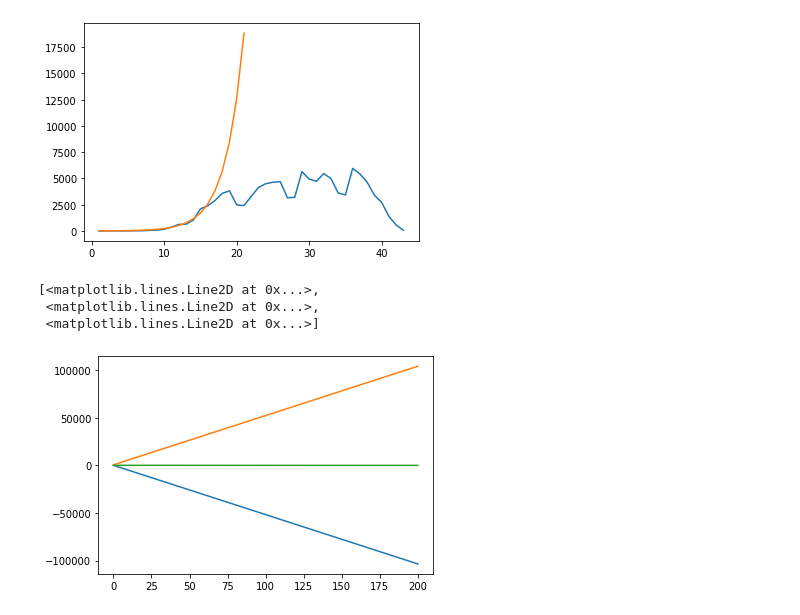
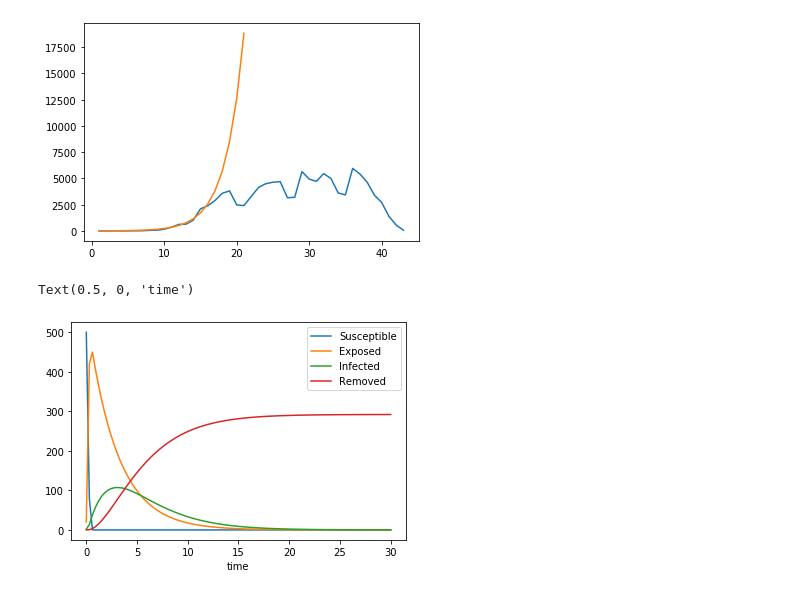
Before and after one commit to mayouss1/PandemicFinal, a Jupyter notebook: project.ipynb, the cells around one changed output. Drawn from its saved outputs; the diff is of its cells as text; code cells hidden in the pictures.

```diff
--- a/project.ipynb
+++ b/project.ipynb
@@ -59,9 +59,9 @@ plt.plot(xx,func(xx,a_fit,b_fit))
 #2:
 # %%
 def rhs(z,t,p):
-    z = I,S,E #solution vector of state variables
-    p = rep, tinc, tinf #parameter vector
-    f = [((-rep/tinf)*I*S),((rep/tinf)*I*S - (E/tinf)),((E/tinc)-(I/tinf))]
+    S,E,I,R = z #solution vector of state variables
+    rep, tinc, tinf = p #parameter vector
+    f = [((-rep/tinf)*I*S),((rep/tinf)*I*S - (E/tinf)),((E/tinc)-(I/tinf)),(I/tinf)]
     return f
  #f is a function of our three differentials
 # %%
@@ -74,19 +74,23 @@ tinf = 2.9
 #initial conditions:
 I0 = 2
 S0 = 500
-E0 = 1
-z0 = [I0,S0,E0]
+E0 = 20
+R0=0
+z0 = [S0,E0,I0,R0]
 p = [rep,tinc,tinf]
 # %%
-t = np.linspace(0,200,200)
+t = np.linspace(0,30,100)
 sol = odeint(rhs, z0, t, args=(p,))
-# %%
-plt.plot(t, sol)
-# %% [output]
-[<matplotlib.lines.Line2D at 0x...>,
- <matplotlib.lines.Line2D at 0x...>,
- <matplotlib.lines.Line2D at 0x...>]
-[figure, removed]
+# %%
+plt.plot(t, sol[:, 0], label = 'Susceptible')
+plt.plot(t, sol[:, 1], label = 'Exposed')
+plt.plot(t, sol[:, 2], label = 'Infected')
+plt.plot(t, sol[:, 3], label = 'Removed')
+plt.legend()
+plt.xlabel('time')
+# %% [output]
+Text(0.5, 0, 'time')
+[figure, added]
 # %%
 #3:
 # %%
```
